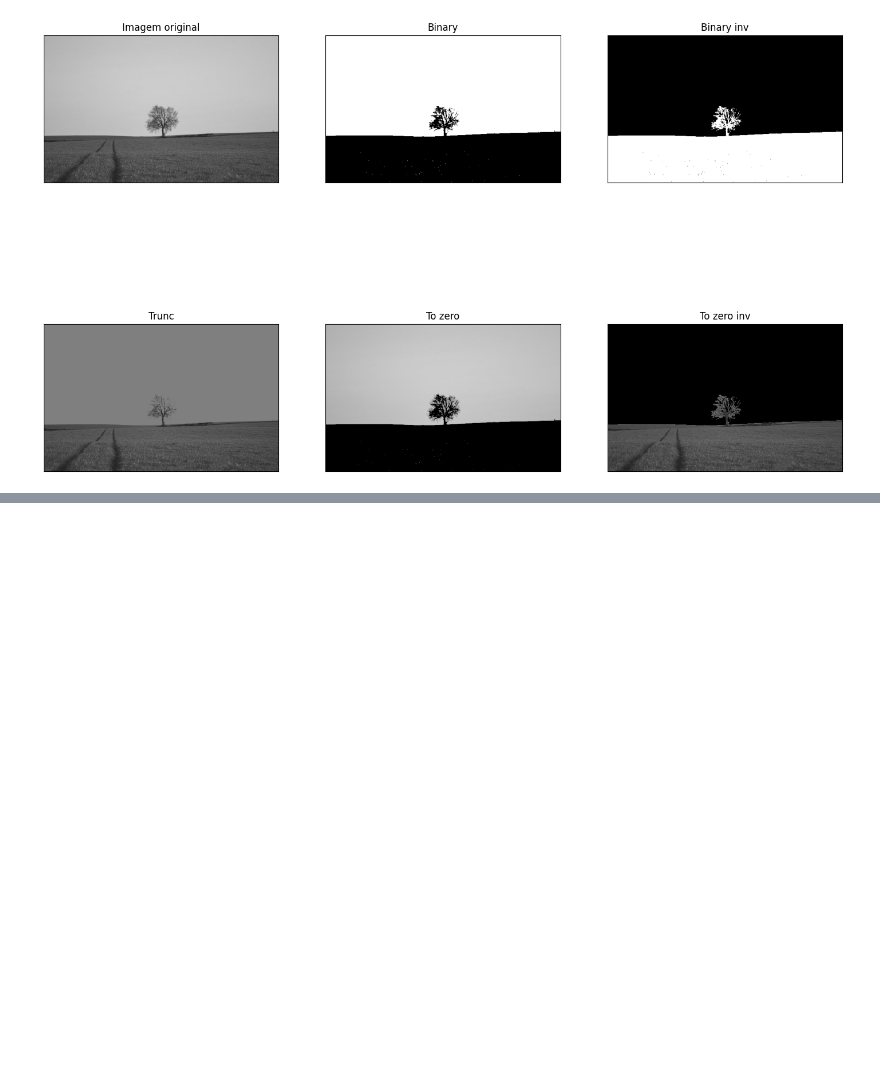
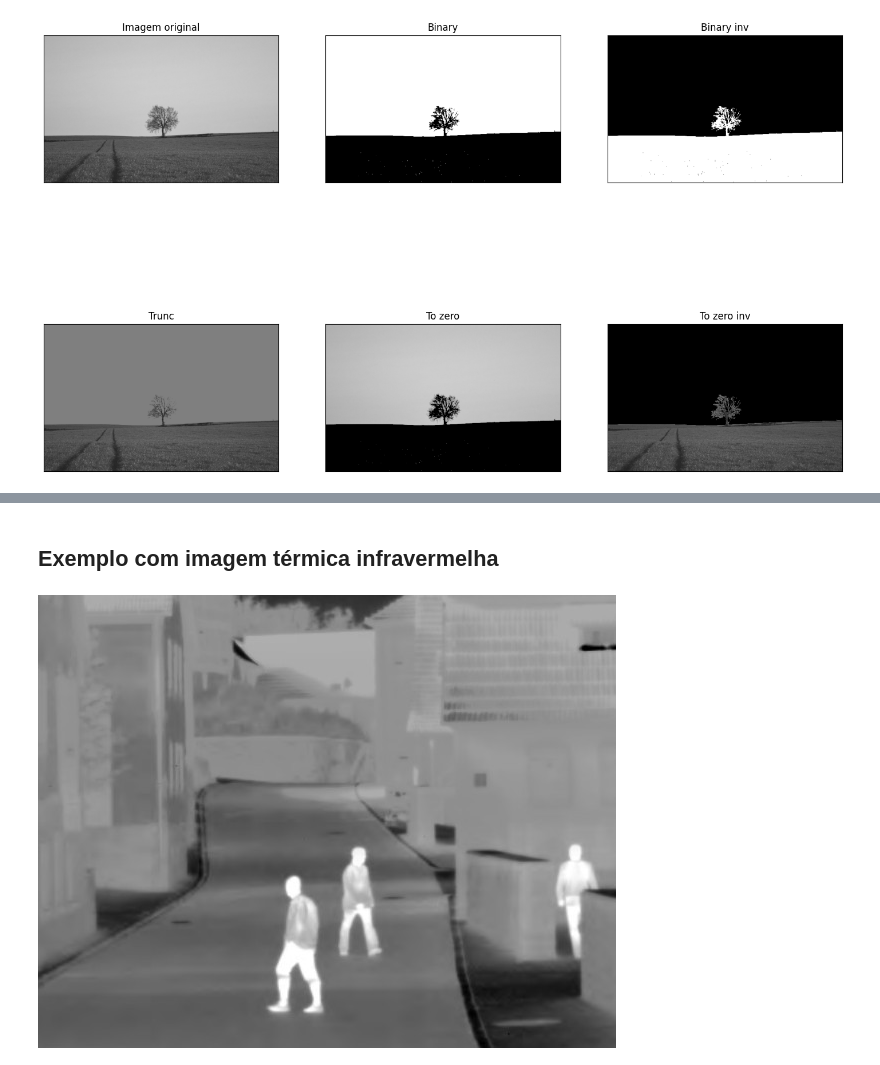
Before and after one commit to KauaHenSilva/python_img_segmentation, a Jupyter notebook: thresholding_based_segmentation.ipynb, the cells around one changed output, grey strips where cells are left out. Drawn from its saved outputs; the diff is of its cells as text; code cells hidden in the pictures; blank space fills up the shorter version.

```diff
--- a/thresholding_based_segmentation.ipynb
+++ b/thresholding_based_segmentation.ipynb
@@ -60,0 +75,8 @@ exibir_limiarizacao(img)
+# %% [markdown]
+## Exemplo com imagem térmica infravermelha
+# %%
+img = cv2.imread("/content/imgs/thermal01.jpg")
+img = cv2.cvtColor(img, cv2.COLOR_BGR2GRAY)
+cv2_imshow(img)
+# %% [output]
+[figure, added]
```
Also changed, not shown: parts of 5 cells of this notebook.
